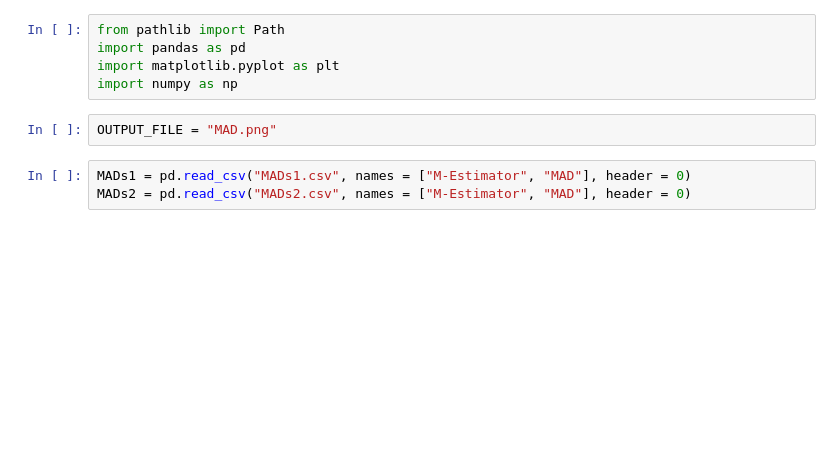
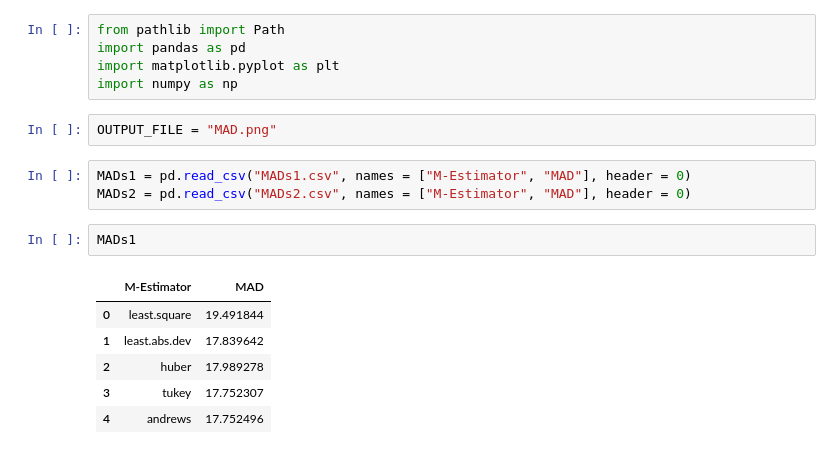
Before and after one commit to Tyler-Hecht/STAT-527-Final-Project, a Jupyter notebook: MAD.ipynb, the cells around one changed output. Cells and saved outputs as stored; diff of their text form; blank space fills up the shorter version.

```diff
--- a/MAD.ipynb
+++ b/MAD.ipynb
@@ -8,3 +8,12 @@ OUTPUT_FILE = "MAD.png"
 # %%
 MADs1 = pd.read_csv("MADs1.csv", names = ["M-Estimator", "MAD"], header = 0)
 MADs2 = pd.read_csv("MADs2.csv", names = ["M-Estimator", "MAD"], header = 0)
+# %%
+MADs1
+# %% [output]
+|  | M-Estimator | MAD |
+| 0 | least.square | 19.491844 |
+| 1 | least.abs.dev | 17.839642 |
+| 2 | huber | 17.989278 |
+| 3 | tukey | 17.752307 |
+| 4 | andrews | 17.752496 |
```
Also changed, not shown: parts of 2 cells of this notebook, 8 other files.
